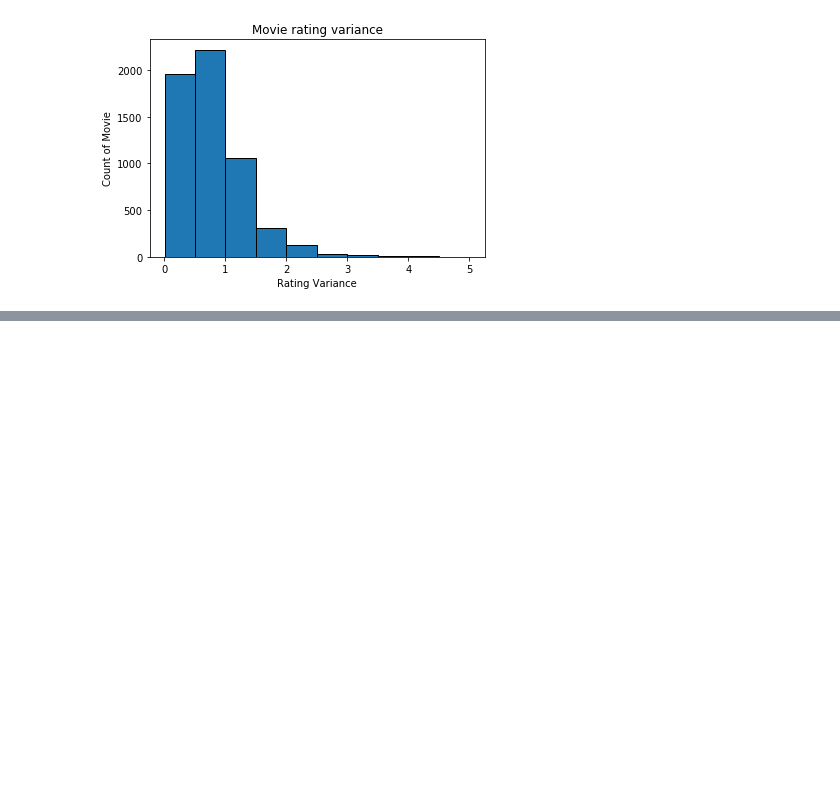
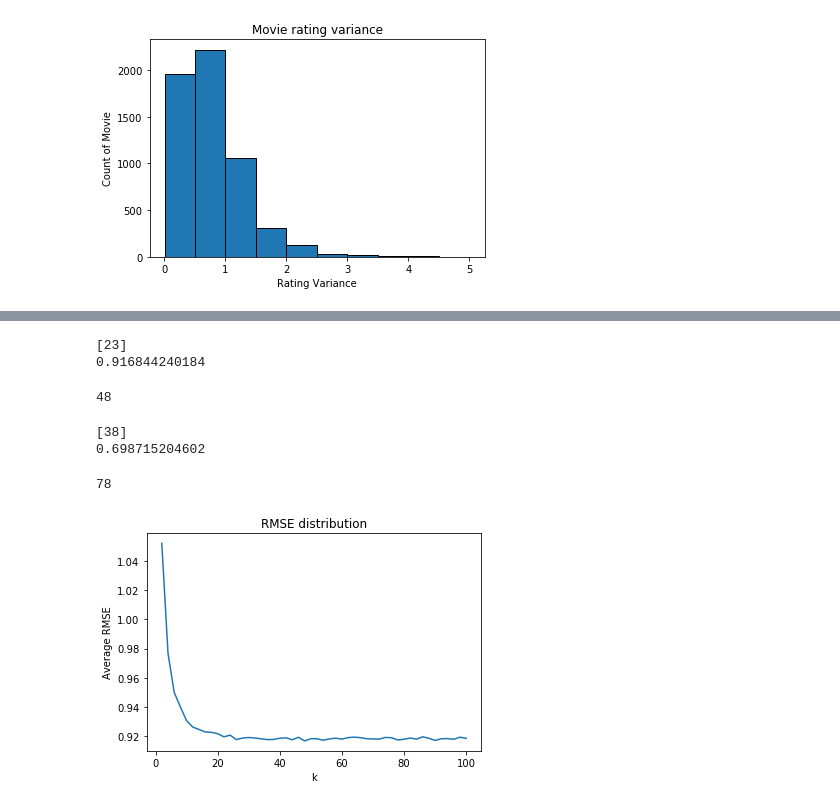
Before and after one commit to nsnguyen/ECE-219, a Jupyter notebook: project3/project_3.ipynb, the cells around one changed output, grey strips where cells are left out. Saved outputs shown, nothing was run; the diff lists cells and outputs as text; code cells hidden in the pictures; blank space fills up the shorter version.

```diff
--- a/project3/project_3.ipynb
+++ b/project3/project_3.ipynb
@@ -13,9 +13,12 @@ def plot_histogram(ydata, x_labels = [0.01, 0.5, 1, 1.5, 2, 2.5, 3, 3.5, 4, 4.5,
     plt.ylabel(y_label)
     plt.show()
 
-def plot_distribution(ydata, title='Generic Distribution', x_label='Generic', y_label='Generic'):
+def plot_distribution(ydata,xdata=None, title='Generic Distribution', x_label='Generic', y_label='Generic'):
     plt.gcf().clear()
-    plt.plot(ydata)
+    if xdata is None:
+        plt.plot(ydata)
+    else:
+        plt.plot(xdata,ydata)
     plt.title(title)
     plt.xlabel(x_label)
     plt.ylabel(y_label)
@@ -147,0 +197,38 @@ plot_histogram(ydata = var_movie, title="Movie rating variance", x_label="Rating
+# %%
+# In order to fit surprise
+file_path = os.path.expanduser('ml-latest-small/ratings.csv')
+reader = Reader(line_format='user item rating', sep=',',skip_lines=1, rating_scale=(0.5, 5))
+data = Dataset.load_from_file(file_path, reader=reader)
+# %%
+%%capture
+RMSE = []
+MAE = []
+ks = np.arange(2,102,2)
+
+for k in range(2,102,2):
+    knn = KNNWithMeans(k=k, sim_options = {'name': 'pearson'})
+    cv = cross_validate(knn, data, measures=['RMSE','MAE'],cv=10, verbose=False)
+    RMSE.append(np.mean(cv['test_rmse']))
+    MAE.append(np.mean(cv['test_mae']))
+# %%
+#position where min RMSE
+print([i for i, x in enumerate(RMSE) if x == min(RMSE)])
+print(min(RMSE))
+ks[23]
+# %% [output]
+[23]
+0.916844240184
+48
+# %%
+#position where min MAE
+print([i for i, x in enumerate(MAE) if x == min(MAE)])
+print(min(MAE))
+ks[38]
+# %% [output]
+[38]
+0.698715204602
+78
+# %%
+plot_distribution(RMSE, ks, title="RMSE distribution", x_label="k", y_label="Average RMSE")
+# %% [output]
+[figure, added]
```
Also changed, not shown: parts of 16 cells of this notebook.
